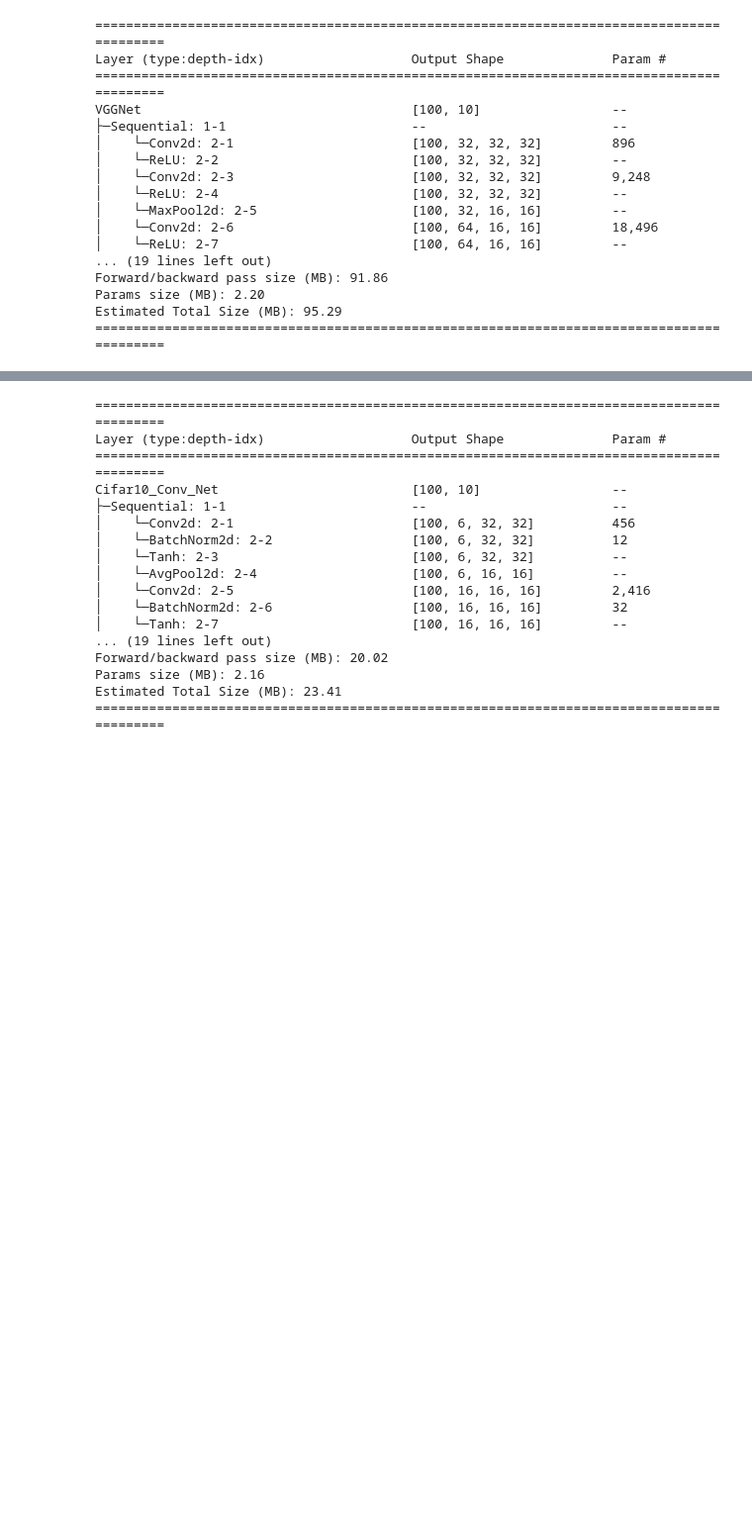
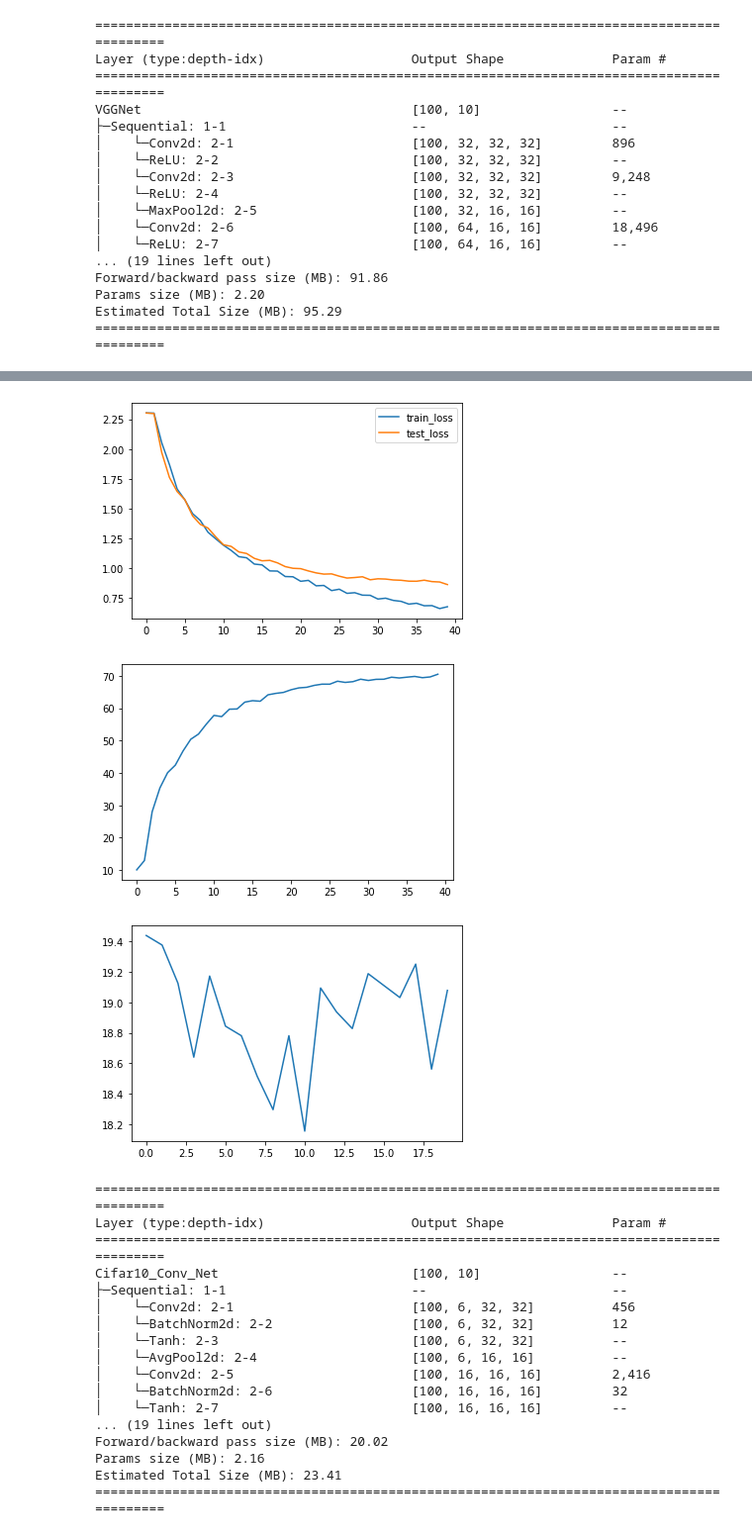
Before and after one commit to HeiseMax/ActiveShiftLayer, a Jupyter notebook: Cifar10.ipynb, the cells around one changed output, grey strips where cells are left out. Shown: that part at 99% size. Saved outputs shown, nothing was run; the diff lists cells and outputs as text; code cells hidden in the pictures; blank space fills up the shorter version.

Commit message:
VGG models

```diff
--- a/Cifar10.ipynb
+++ b/Cifar10.ipynb
@@ -87,0 +127,6 @@ KeyboardInterrupt:
+# %%
+from Models import VGGNet2
+
+VGGNN2 = VGGNet2(input_shape, num_labels, device)
+
+summary(VGGNN2, input_shape)
@@ -87,0 +151,8 @@ KeyboardInterrupt:
+# %%
+criterion = CrossEntropyLoss()
+optimizer = optim.SGD(VGGNN2.parameters(), lr=0.01, momentum=0.9)
+scheduler = optim.lr_scheduler.ExponentialLR(optimizer, gamma=0.9)
+# %%
+stats = train_NN(VGGNN2, train_dataloader,
+        test_dataloader, epochs=20, optimizer=optimizer, criterion=criterion,
+        scheduler=scheduler, device=device, steps_to_test=200, print_test=True)
@@ -87,0 +177,14 @@ KeyboardInterrupt:
+# %%
+plt.plot(stats[0], label="train_loss")
+#plt.show()
+plt.plot(stats[1], label="test_loss")
+plt.legend()
+plt.show()
+plt.plot(stats[2])
+plt.show()
+plt.plot(stats[3])
+plt.show()
+# %% [output]
+[figure, added]
+[figure, added]
+[figure, added]
```
Also changed, not shown: parts of 12 cells of this notebook, 6 other files.
